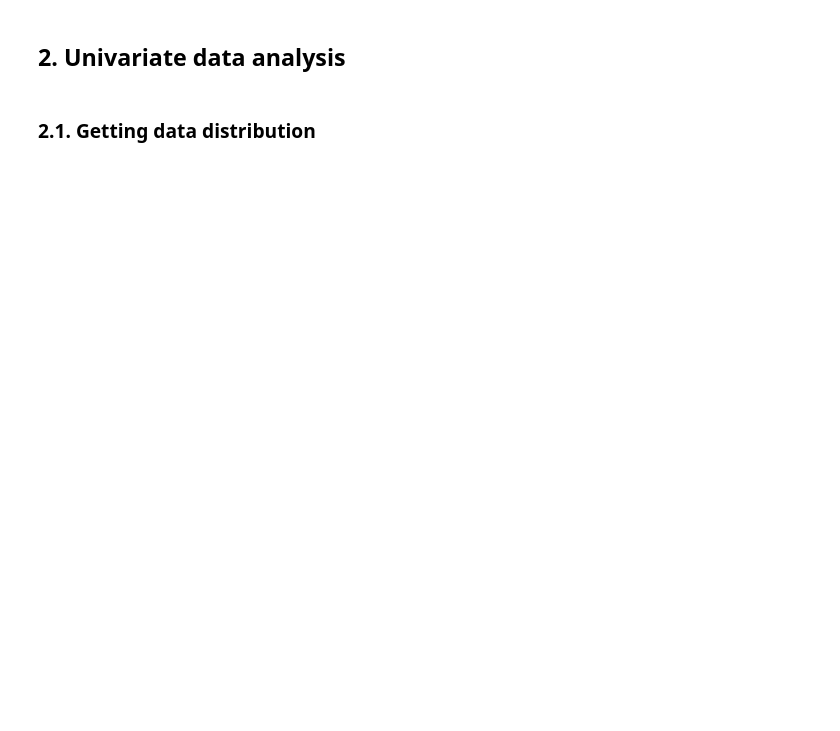
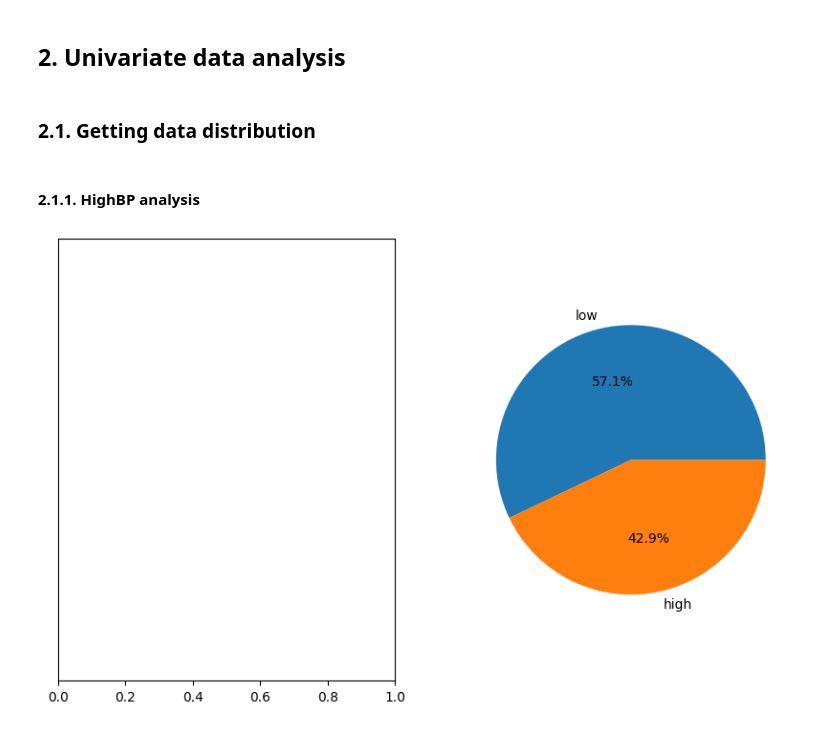
Before and after one commit to polarbear0701/ML-Individual-1, a Jupyter notebook: EDA.ipynb, the cells around one changed output. Saved outputs shown, nothing was run; the diff lists cells and outputs as text; code cells hidden in the pictures; blank space fills up the shorter version.

```diff
--- a/EDA.ipynb
+++ b/EDA.ipynb
@@ -269,3 +269,14 @@ array([[<Axes: title={'center': 'HighBP'}>,
 ## 2. Univariate data analysis
 # %% [markdown]
 ### 2.1. Getting data distribution
+# %% [markdown]
+#### 2.1.1. HighBP analysis
+# %%
+fig, axes = plt.subplots(1, 2, figsize=(10, 6), sharex=False, sharey=True)
+# sns.barplot(x=data_model['HighBP'].value_counts().index, y=data_model['HighBP'].value_counts().values)
+
+labels = ['low', 'high']
+plt.pie(data_model['HighBP'].value_counts(), labels=labels, autopct='%1.1f%%')
+plt.show()
+# %% [output]
+[figure, added]
```
Also changed, not shown: parts of 2 cells of this notebook.
